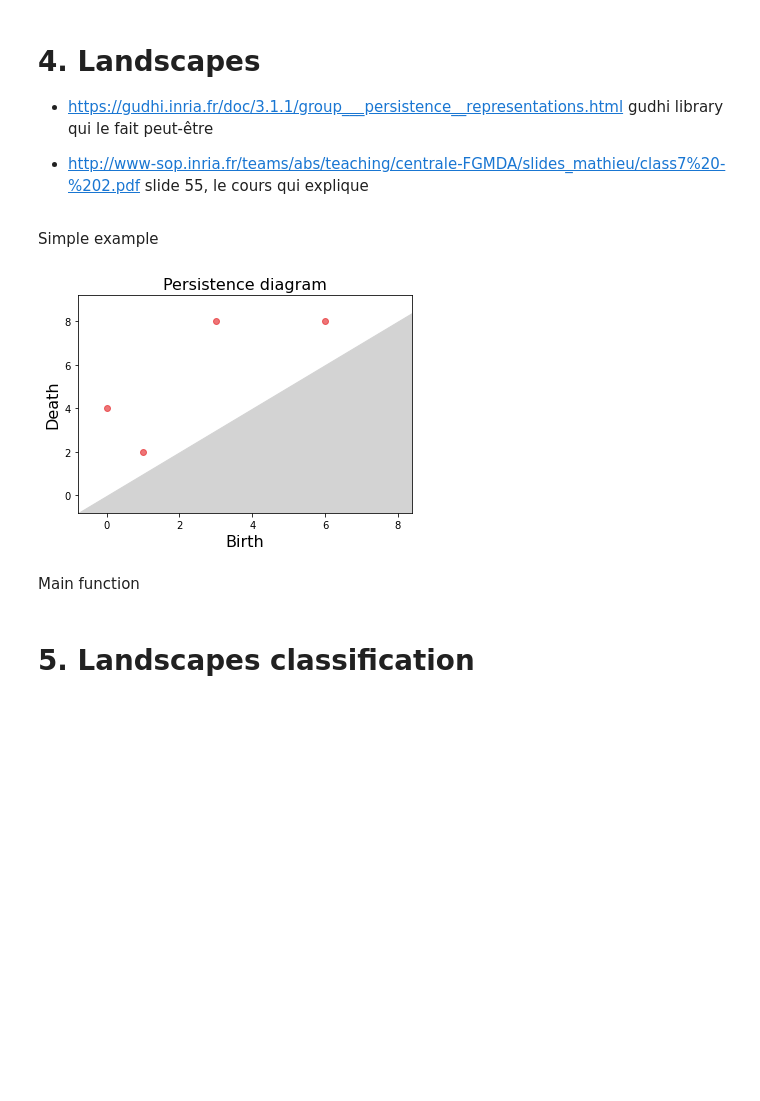
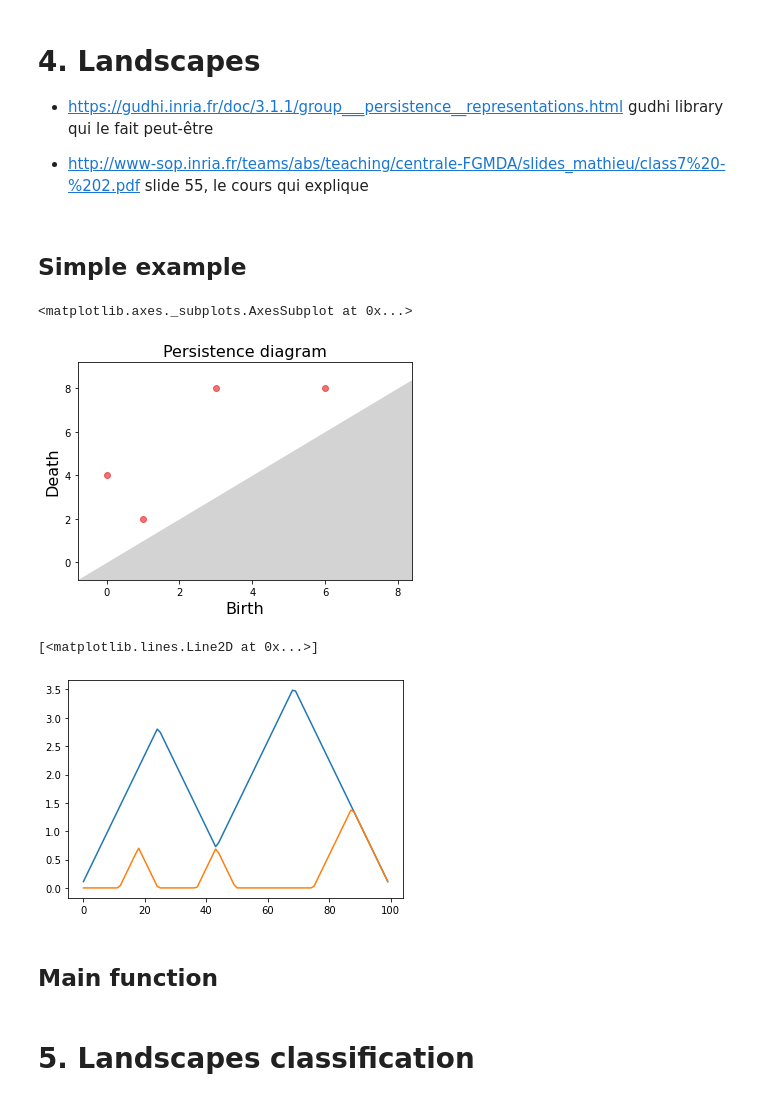
Before and after one commit to clementpiat/pedestrians_recognition, a Jupyter notebook: explore.ipynb, the cells around one changed output. Drawn from its saved outputs; the diff is of its cells as text; code cells hidden in the pictures; blank space fills up the shorter version.

```diff
--- a/explore.ipynb
+++ b/explore.ipynb
@@ -122,14 +82,20 @@ from gudhi.representations import Landscape
-# %% [markdown]
-Simple example
+# %% [markdown]
+## Simple example
 # %%
 D = np.array([[0.,4.],[1.,2.],[3.,8.],[6.,8.]])
 gd.plot_persistence_diagram(D)
-l=Landscape(num_landscapes=2,resolution=10).fit_transform([D]).reshape((2, 10))
-print(l)
 # %% [output]
+<matplotlib.axes._subplots.AxesSubplot at 0x...>
 [figure]
-# %% [markdown]
-Main function
+# %%
+l = Landscape(num_landscapes=2,resolution=100).fit_transform([D]).reshape((2, 100))
+plt.plot(l[0])
+plt.plot(l[1])
+# %% [output]
+[<matplotlib.lines.Line2D at 0x...>]
+[figure, added]
+# %% [markdown]
+## Main function
 # %%
 def compute_persistence_landscape(pers_d, xmin = np.nan, xmax= np.nan, nbnodes=100, nbld=5):
     landscape = np.zeros((len(pers_d), nbnodes*nbld))
```
Also changed, not shown: parts of 23 cells of this notebook, 5 other files.
